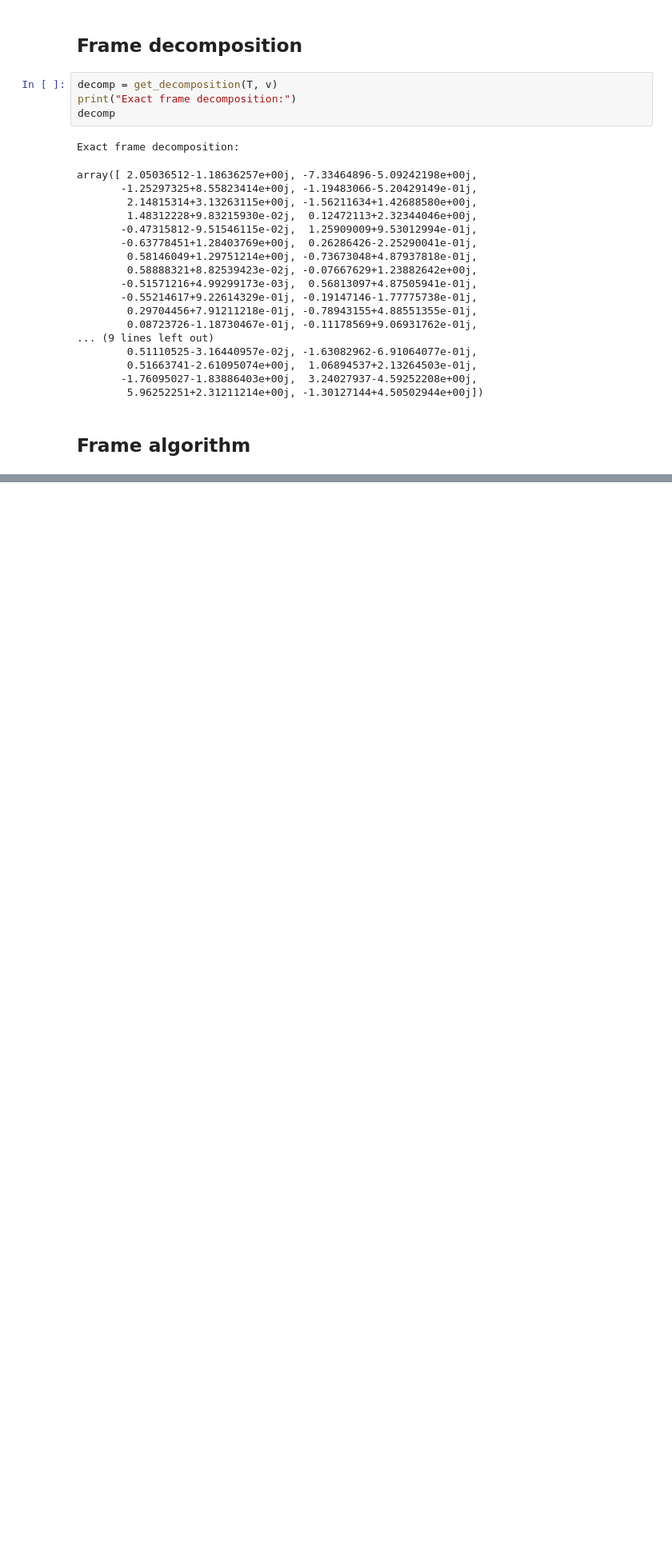
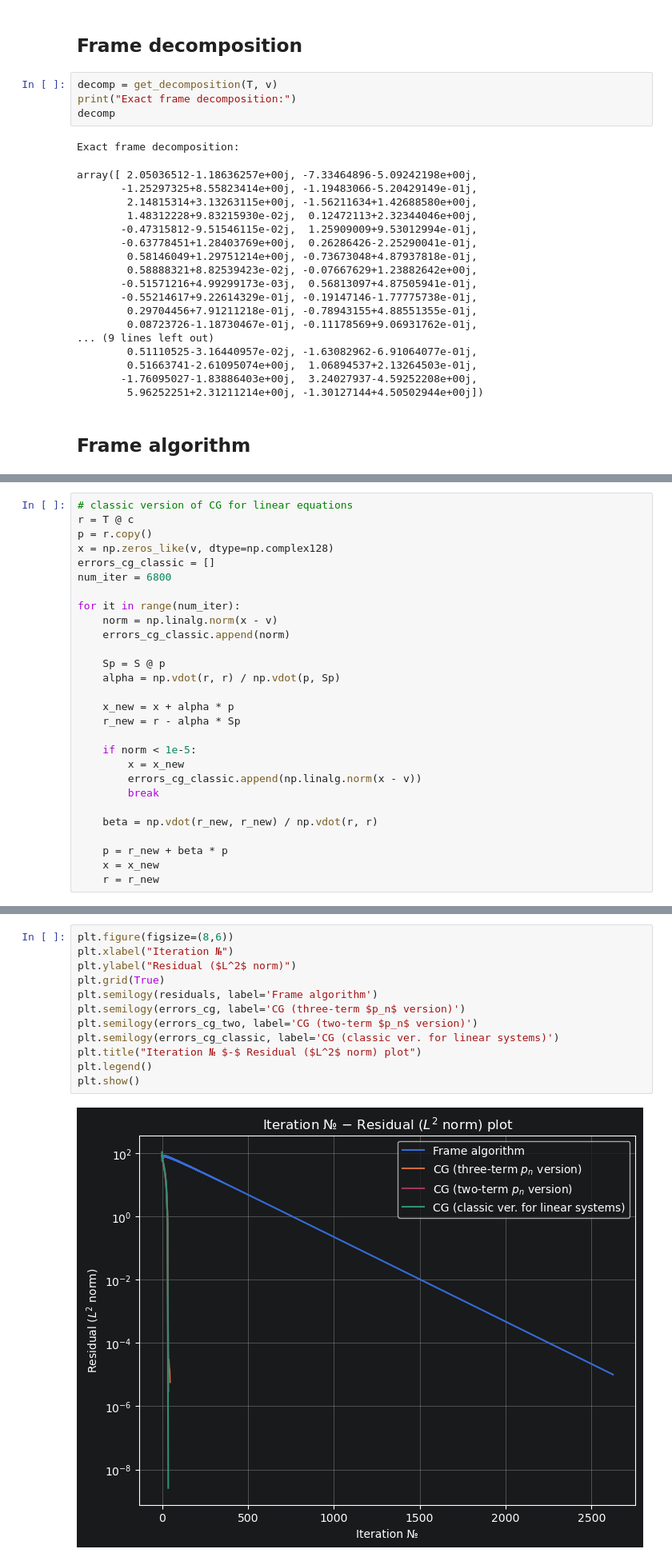
Before and after one commit to michael15346/frames, a Jupyter notebook: frames.ipynb, the cells around one changed output, grey strips where cells are left out. Shown at 80% size. Drawn from its saved outputs; the diff is of its cells as text; blank space fills up the shorter version.

Commit message:
feat: add CG versions + comparison

```diff
--- a/frames.ipynb
+++ b/frames.ipynb
@@ -101,0 +192,28 @@ array([ 1.-1.04018080e-14j,  2.-7.39186516e-15j,  3.+1.47000884e-14j,
+# %%
+# classic version of CG for linear equations
+r = T @ c
+p = r.copy()
+x = np.zeros_like(v, dtype=np.complex128)
+errors_cg_classic = []
+num_iter = 6800
+
+for it in range(num_iter):
+    norm = np.linalg.norm(x - v)
+    errors_cg_classic.append(norm)
+
+    Sp = S @ p
+    alpha = np.vdot(r, r) / np.vdot(p, Sp)
+
+    x_new = x + alpha * p
+    r_new = r - alpha * Sp
+
+    if norm < 1e-5:
+        x = x_new
+        errors_cg_classic.append(np.linalg.norm(x - v))
+        break
+
+    beta = np.vdot(r_new, r_new) / np.vdot(r, r)
+
+    p = r_new + beta * p
+    x = x_new
+    r = r_new
@@ -101,0 +236,14 @@ array([ 1.-1.04018080e-14j,  2.-7.39186516e-15j,  3.+1.47000884e-14j,
+# %%
+plt.figure(figsize=(8,6))
+plt.xlabel("Iteration №")
+plt.ylabel("Residual ($L^2$ norm)")
+plt.grid(True)
+plt.semilogy(residuals, label='Frame algorithm')
+plt.semilogy(errors_cg, label='CG (three-term $p_n$ version)')
+plt.semilogy(errors_cg_two, label='CG (two-term $p_n$ version)')
+plt.semilogy(errors_cg_classic, label='CG (classic ver. for linear systems)')
+plt.title("Iteration № $-$ Residual ($L^2$ norm) plot")
+plt.legend()
+plt.show()
+# %% [output]
+[figure, added]
```
Also changed, not shown: parts of 10 cells of this notebook.
